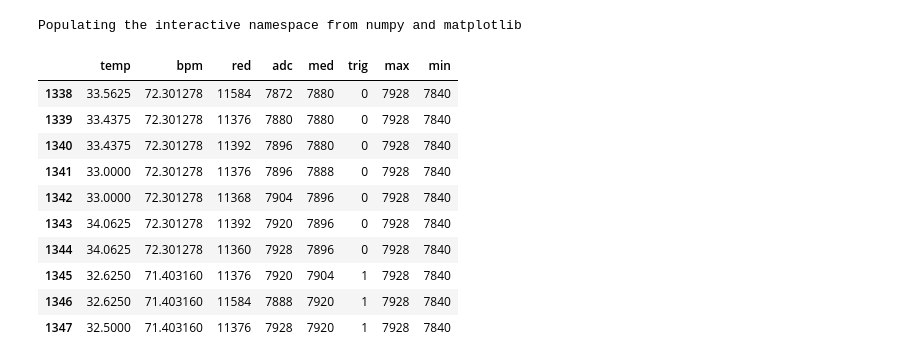
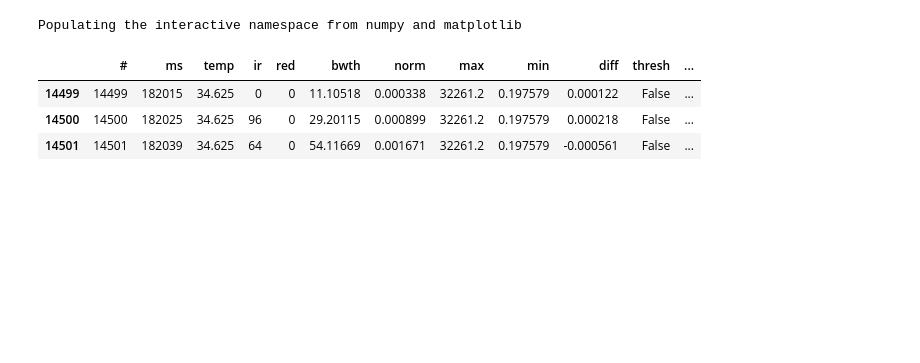
Before and after one commit to odebeir/max30100, a Jupyter notebook: notebooks/import_CSV_data.ipynb, the cells around one changed output. Drawn from its saved outputs; the diff is of its cells as text; code cells hidden in the pictures; blank space fills up the shorter version.

```diff
--- a/notebooks/import_CSV_data.ipynb
+++ b/notebooks/import_CSV_data.ipynb
@@ -4,18 +4,11 @@ import pandas as pd
 # %% [output]
 Populating the interactive namespace from numpy and matplotlib
 # %%
-df = pd.read_csv('pulse_max30100.csv')
-df.tail(10)
+df = pd.read_csv('/media/olivier/3432-3330/pulse_max30100.csv')
+df.tail(3)
 # %% [output]
-|  | temp | bpm | red | adc | med | trig | max | min |
-| 1338 | 33.5625 | 72.301278 | 11584 | 7872 | 7880 | 0 | 7928 | 7840 |
-| 1339 | 33.4375 | 72.301278 | 11376 | 7880 | 7880 | 0 | 7928 | 7840 |
-| 1340 | 33.4375 | 72.301278 | 11392 | 7896 | 7880 | 0 | 7928 | 7840 |
-| 1341 | 33.0000 | 72.301278 | 11376 | 7896 | 7888 | 0 | 7928 | 7840 |
-| 1342 | 33.0000 | 72.301278 | 11368 | 7904 | 7896 | 0 | 7928 | 7840 |
-| 1343 | 34.0625 | 72.301278 | 11392 | 7920 | 7896 | 0 | 7928 | 7840 |
-| 1344 | 34.0625 | 72.301278 | 11360 | 7928 | 7896 | 0 | 7928 | 7840 |
-| 1345 | 32.6250 | 71.403160 | 11376 | 7920 | 7904 | 1 | 7928 | 7840 |
-| 1346 | 32.6250 | 71.403160 | 11584 | 7888 | 7920 | 1 | 7928 | 7840 |
-| 1347 | 32.5000 | 71.403160 | 11376 | 7928 | 7920 | 1 | 7928 | 7840 |
+|  | # | ms | temp | ir | red | bwth | norm | max | min | diff | thresh | ... |
+| 14499 | 14499 | 182015 | 34.625 | 0 | 0 | 11.10518 | 0.000338 | 32261.2 | 0.197579 | 0.000122 | False | ... |
+| 14500 | 14500 | 182025 | 34.625 | 96 | 0 | 29.20115 | 0.000899 | 32261.2 | 0.197579 | 0.000218 | False | ... |
+| 14501 | 14501 | 182039 | 34.625 | 64 | 0 | 54.11669 | 0.001671 | 32261.2 | 0.197579 | -0.000561 | False | ... |
 # %%
```
Also changed, not shown: parts of 8 cells of this notebook, 5 other files.
